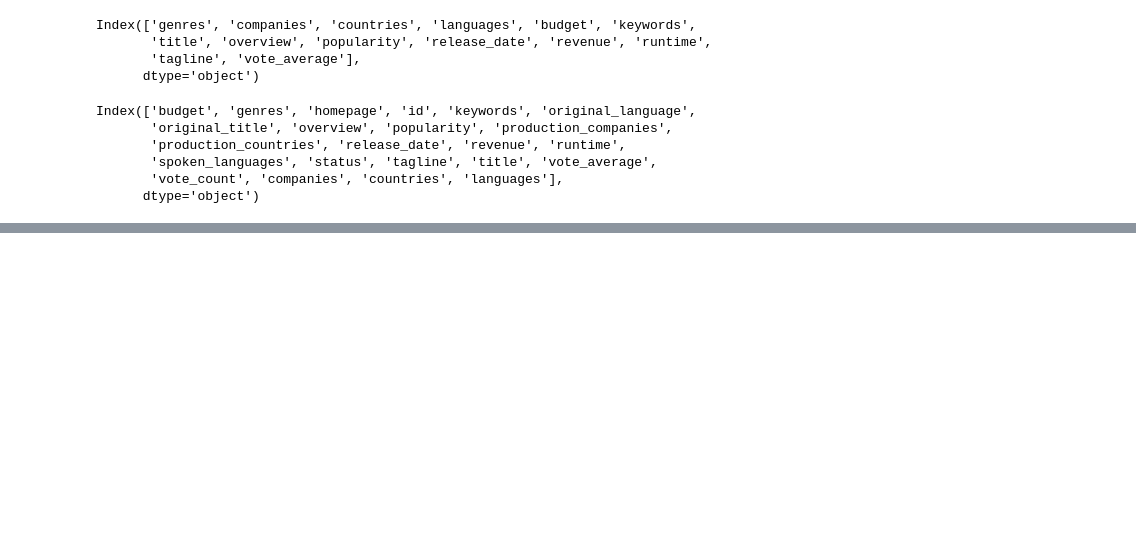
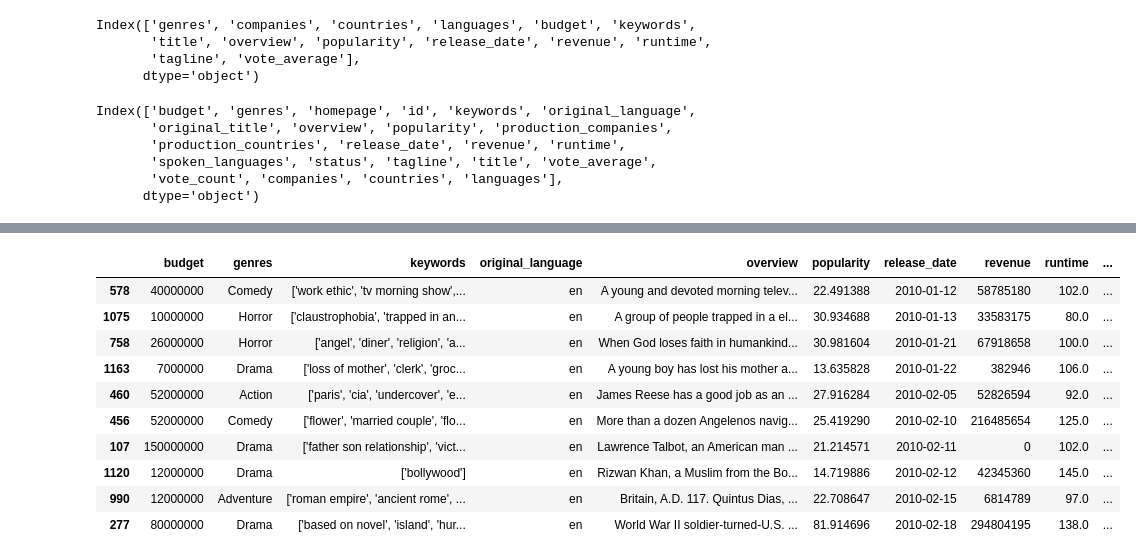
Before and after one commit to hejiaxu7146/ANLY503, a Jupyter notebook: Exam/Code/503ExamCleanData.ipynb, the cells around one changed output, grey strips where cells are left out. Cells and saved outputs as stored; diff of their text form; code cells hidden in the pictures; blank space fills up the shorter version.

```diff
--- a/Exam/Code/503ExamCleanData.ipynb
+++ b/Exam/Code/503ExamCleanData.ipynb
@@ -247,0 +336,24 @@ dfmovie.to_csv("finalmovie.csv", index=False)
+# %%
+import pandas as pd
+from datetime import datetime
+heat = pd.read_csv("finalmovie.csv")
+heat = heat.sort_values(by = ['release_date'])
+heat = heat[730:]
+d = heat["release_date"]
+heat["juest_date"] = pd.to_datetime(d)
+heat["year"] = heat["juest_date"].map(lambda x: x.year)
+heat["month"] = heat["juest_date"].map(lambda x: x.month)
+# %%
+heat.head(10)
+# %% [output]
+|  | budget | genres | keywords | original_language | overview | popularity | release_date | revenue | runtime | ... |
+| 578 | 40000000 | Comedy | ['work ethic', 'tv morning show',... | en | A young and devoted morning telev... | 22.491388 | 2010-01-12 | 58785180 | 102.0 | ... |
+| 1075 | 10000000 | Horror | ['claustrophobia', 'trapped in an... | en | A group of people trapped in a el... | 30.934688 | 2010-01-13 | 33583175 | 80.0 | ... |
+| 758 | 26000000 | Horror | ['angel', 'diner', 'religion', 'a... | en | When God loses faith in humankind... | 30.981604 | 2010-01-21 | 67918658 | 100.0 | ... |
+| 1163 | 7000000 | Drama | ['loss of mother', 'clerk', 'groc... | en | A young boy has lost his mother a... | 13.635828 | 2010-01-22 | 382946 | 106.0 | ... |
+| 460 | 52000000 | Action | ['paris', 'cia', 'undercover', 'e... | en | James Reese has a good job as an ... | 27.916284 | 2010-02-05 | 52826594 | 92.0 | ... |
+| 456 | 52000000 | Comedy | ['flower', 'married couple', 'flo... | en | More than a dozen Angelenos navig... | 25.419290 | 2010-02-10 | 216485654 | 125.0 | ... |
+| 107 | 150000000 | Drama | ['father son relationship', 'vict... | en | Lawrence Talbot, an American man ... | 21.214571 | 2010-02-11 | 0 | 102.0 | ... |
+| 1120 | 12000000 | Drama | ['bollywood'] | en | Rizwan Khan, a Muslim from the Bo... | 14.719886 | 2010-02-12 | 42345360 | 145.0 | ... |
+| 990 | 12000000 | Adventure | ['roman empire', 'ancient rome', ... | en | Britain, A.D. 117. Quintus Dias, ... | 22.708647 | 2010-02-15 | 6814789 | 97.0 | ... |
+| 277 | 80000000 | Drama | ['based on novel', 'island', 'hur... | en | World War II soldier-turned-U.S. ... | 81.914696 | 2010-02-18 | 294804195 | 138.0 | ... |
```
Also changed, not shown: parts of 25 cells of this notebook, 2 other files.
